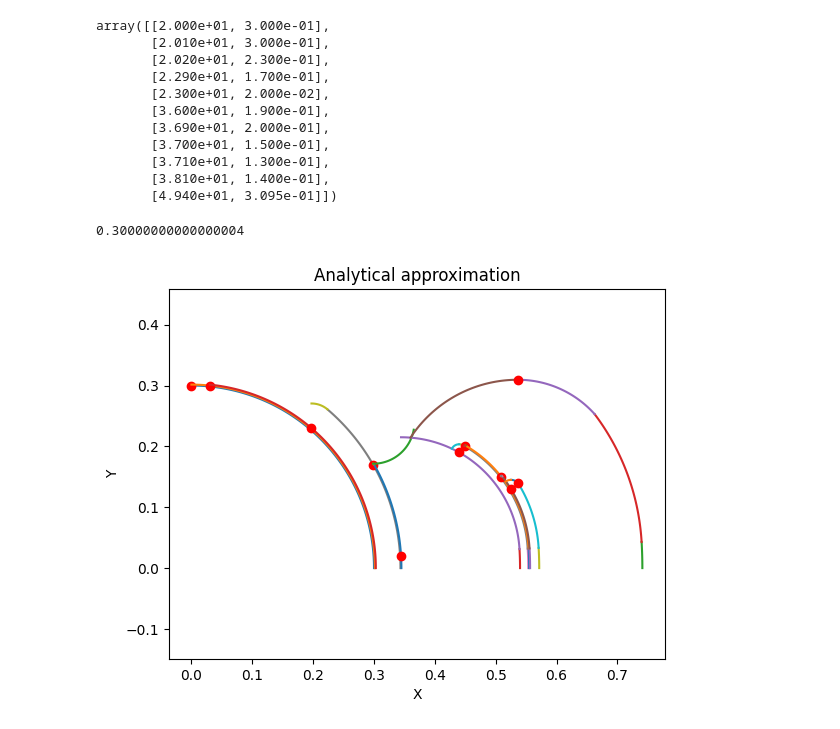
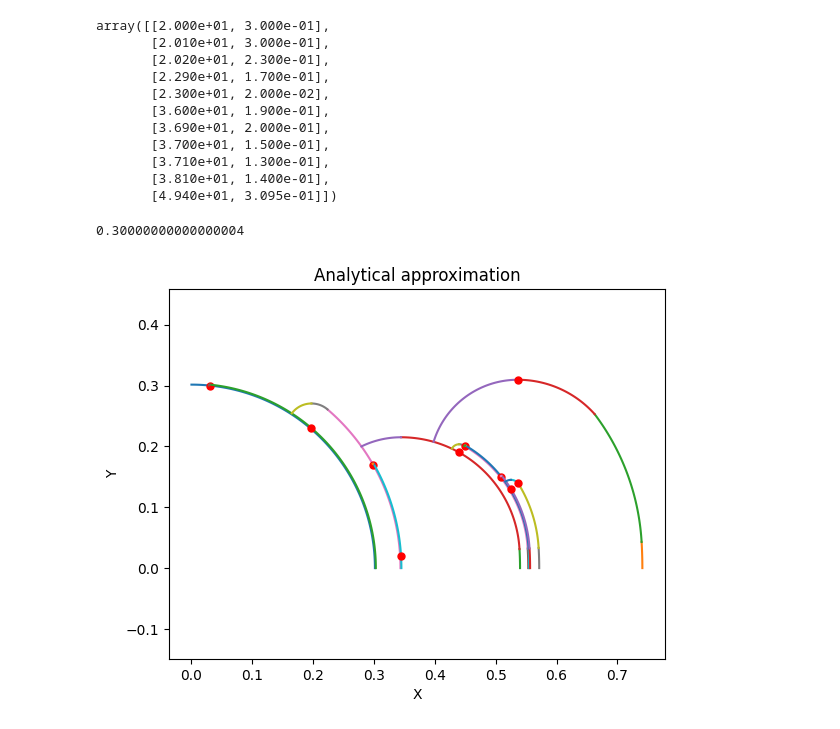
Before and after one commit to RohanGautam/microatoll_sim, a Jupyter notebook: examples/example.ipynb, the cells around one changed output. Saved outputs shown, nothing was run; the diff lists cells and outputs as text; code cells hidden in the pictures.

```diff
--- a/examples/example.ipynb
+++ b/examples/example.ipynb
@@ -166,34 +166,38 @@ Arcs = np.zeros((4, Nc, 5))
 
 # Diedown point
 # Second column: 0:Dx, 1:Dy, 2:Angle of normal vector,
 #               3:Location of diedown (0:BF, 1:MF, 2:TF)
 DD = np.zeros((Nc, 4))
 
 # Surface trace
 Sfc = np.zeros((100, 5))
 # Initial shape and diedown
 R = gr * SLin[0, 0]  # radius
 print(R)
 # R =0.2 # radius
 # print(R)
 Arcs[:, 0, 2] = R
 Arcs[2, 0, 4] = pi / 2
 Arcs[3, 0, 3] = pi / 2
 Arcs[3, 0, 4] = pi / 2
 
 DD[0, 0] = np.sqrt((R * R) - SLin[0, 1] * SLin[0, 1])
 DD[0, 1] = SLin[0, 1]
 DD[0, 2] = np.arctan2(DD[0, 1], DD[0, 0])
 DD[0, 3] = 0
 
 Sfc[0, :5] = [0, 0, R, DD[0, 2], pi / 2]
 Isf = 0
 
-asim.growth(Nc, gr, Isf, SLin, Arcs, DD, Sfc)
-for j in range(0, Nc):
+# asim.growth(Nc+1, gr, Isf, SLin, Arcs, DD, Sfc)
+for i in range(1, Nc):
+    Isf, Arcs, DD, Sfc = asim.growth_Arc(gr, i, Isf, SLin, Arcs, DD, Sfc)
+# for j in range(0, Nc-5):
+# dont plot the first arc (inital geometry)
+for j in range(1, Nc):
     for i in range(0, 4):
         asim.plot_arc_segment(*Arcs[i, j, :])
-    plt.plot(DD[j, 0], DD[j, 1], "ro")
+    plt.plot(DD[j, 0], DD[j, 1], "ro", markersize=5)
 # %% [output]
 0.30000000000000004
-[figure, old version]
+[figure, new version]
```
